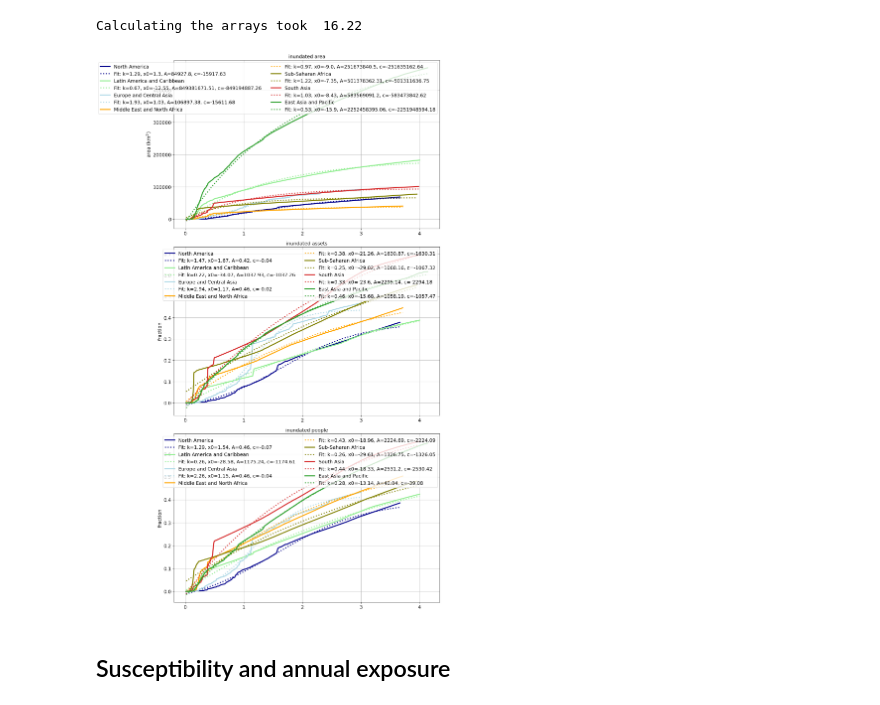
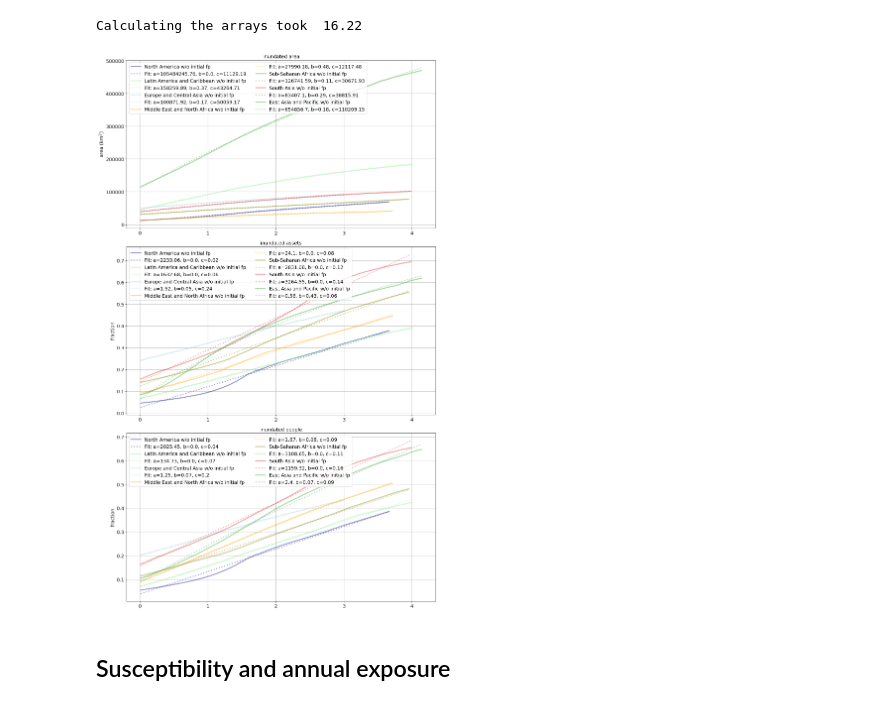
Before and after one commit to lnnrtrmm/FRISIA, a Jupyter notebook: processing/createNewAggregation_SLIIDERS.ipynb, the cells around one changed output. Drawn from its saved outputs; the diff is of its cells as text; code cells hidden in the pictures.

Commit message:
Updating fit params for no init fp

```diff
--- a/processing/createNewAggregation_SLIIDERS.ipynb
+++ b/processing/createNewAggregation_SLIIDERS.ipynb
@@ -498,6 +498,7 @@ print('Calculating the arrays took ', np.round(end-start,2))
 # %% [output]
 Calculating the arrays took  16.22
 # %%
+
 area_fit_params = np.zeros((nreg,4))
 asset_fit_params = np.zeros((nreg,4))
 people_fit_params = np.zeros((nreg,4))
@@ -506,13 +507,13 @@ area_fit_stdev = np.zeros((nreg,4))
 asset_fit_stdev = np.zeros((nreg,4))
 people_fit_stdev = np.zeros((nreg,4))
 
-area_fit_params2 = np.zeros((nreg,2))
-asset_fit_params2 = np.zeros((nreg,2))
-people_fit_params2 = np.zeros((nreg,2))
+area_fit_params2 = np.zeros((nreg,3))
+asset_fit_params2 = np.zeros((nreg,3))
+people_fit_params2 = np.zeros((nreg,3))
 
-area_fit_stdev2 = np.zeros((nreg,2))
-asset_fit_stdev2 = np.zeros((nreg,2))
-people_fit_stdev2 = np.zeros((nreg,2))
+area_fit_stdev2 = np.zeros((nreg,3))
+asset_fit_stdev2 = np.zeros((nreg,3))
+people_fit_stdev2 = np.zeros((nreg,3))
 
 for ireg in range(nreg):
     area_p, cov = curve_fit(logistic_function2, ref_SLR[ireg], inundated_regional_area[ireg], p0=[1.0, 10.0, 3.0e6, -0.3], maxfev=10000)
@@ -526,11 +527,11 @@ for ireg in range(nreg):
     asset_fit_params[ireg,:] = asset_p[:]
     people_fit_params[ireg,:] = people_p[:]
 
-    area_p, cov = curve_fit(log_function, ref_SLR[ireg], inundated_regional_area2[ireg], p0=[1.0, 2.0], maxfev=10000)
+    area_p, cov = curve_fit(log_function2, ref_SLR[ireg], inundated_regional_area2[ireg], p0=[1.0, 2.0, 0.0], maxfev=10000)
     area_fit_stdev2[ireg,:] = np.sqrt(np.diag(cov))
-    asset_p, cov = curve_fit(log_function, ref_SLR[ireg], inundated_regional_assets2[ireg], p0=[1.0, 2.0], maxfev=10000)
+    asset_p, cov = curve_fit(log_function2, ref_SLR[ireg], inundated_regional_assets2[ireg], p0=[1.0, 2.0, 0.0], maxfev=10000)
     asset_fit_stdev2[ireg,:] = np.sqrt(np.diag(cov))
-    people_p, cov = curve_fit(log_function, ref_SLR[ireg], inundated_regional_people2[ireg], p0=[1.0, 2.0], maxfev=10000)
+    people_p, cov = curve_fit(log_function2, ref_SLR[ireg], inundated_regional_people2[ireg], p0=[1.0, 2.0, 0.0], maxfev=10000)
     people_fit_stdev2[ireg,:] = np.sqrt(np.diag(cov))
 
     area_fit_params2[ireg,:] = area_p[:]
@@ -540,10 +541,10 @@ for ireg in range(nreg):
 
     #### Fill in the fit parameters for inundation
     fit_params_with_initial_dikes[ireg,:3,:4] = np.asarray([area_fit_params[ireg], asset_fit_params[ireg], people_fit_params[ireg]])
-    fit_params_without_initial_dikes[ireg,:3,:2] = np.asarray([area_fit_params2[ireg], asset_fit_params2[ireg], people_fit_params2[ireg]])
+    fit_params_without_initial_dikes[ireg,:3,:3] = np.asarray([area_fit_params2[ireg], asset_fit_params2[ireg], people_fit_params2[ireg]])
 
     fit_params_with_initial_dikes[ireg,:3,4:] = np.asarray([area_fit_stdev[ireg], asset_fit_stdev[ireg], people_fit_stdev[ireg]])
-    fit_params_without_initial_dikes[ireg,:3,3:5] = np.asarray([area_fit_stdev2[ireg], asset_fit_stdev2[ireg], people_fit_stdev2[ireg]])
+    fit_params_without_initial_dikes[ireg,:3,3:] = np.asarray([area_fit_stdev2[ireg], asset_fit_stdev2[ireg], people_fit_stdev2[ireg]])
 # %%
 # data/plot loop
 data = [inundated_regional_area, inundated_regional_assets, inundated_regional_people]
@@ -555,46 +556,45 @@ fit_params2 = [area_fit_params2, asset_fit_params2, people_fit_params2]
 ylabels=['area (km$^2$)', 'fraction', 'fraction']
 titles=['inundated area', 'inundated assets', 'inundated people']
 
-colors=['darkblue', 'lightgreen', 'lightblue', 'orange', 'olive', 'tab:red', 'tab:green']
 labels=region_names
 
-wInitialFP = True
-woInitialFP = False
+wInitialFP = False
+woInitialFP = True
 wFit = True
 
 font=14
 plt.figure(figsize=(14,30), facecolor='white')
 plt.rcParams.update({'font.size': font})
 plt.rc('xtick', labelsize=font)
 plt.rc('ytick', labelsize=font)
 
 for idat, dat in enumerate(data):
     plt.subplot(411+idat)
     ax=plt.gca()
     ax.set_title(titles[idat], fontsize=font)
     #ax.set_xlim(0,3)
     ax.set_ylabel(ylabels[idat], fontsize=font)
     for ireg, region in enumerate(region_names):
         if wInitialFP:
             ax.plot(ref_SLR[ireg], dat[ireg], linewidth=3, label=labels[ireg], color=colors[ireg])
             if wFit: ax.plot(ref_SLR[ireg], logistic_function2(ref_SLR[ireg], k=fit_params[idat][ireg,0], x0=fit_params[idat][ireg,1], A=fit_params[idat][ireg,2], c=fit_params[idat][ireg,3]), linewidth=3, linestyle=':',
                              label='Fit: k='+str(np.round(fit_params[idat][ireg,0],2))+', x0='+str(np.round(fit_params[idat][ireg,1],2))+', A='+str(np.round(fit_params[idat][ireg,2],2))+', c='+str(np.round(fit_params[idat][ireg,3],2)),
                              color=colors[ireg])
         if woInitialFP:
             ax.plot(ref_SLR[ireg], data2[idat][ireg], linewidth=3, label=labels[ireg]+' w/o initial fp', color=colors[ireg], alpha=0.4)
 
-            if wFit: ax.plot(ref_SLR[ireg], log_function(ref_SLR[ireg], a=fit_params2[idat][ireg,0], b=fit_params2[idat][ireg,1]), linewidth=3, linestyle=':',
-                             label='Fit: a='+str(np.round(fit_params2[idat][ireg,0],2))+', b='+str(np.round(fit_params2[idat][ireg,1],2)),
+            if wFit: ax.plot(ref_SLR[ireg], log_function2(ref_SLR[ireg], a=fit_params2[idat][ireg,0], b=fit_params2[idat][ireg,1], c=fit_params2[idat][ireg,2]), linewidth=3, linestyle=':',
+                             label='Fit: a='+str(np.round(fit_params2[idat][ireg,0],2))+', b='+str(np.round(fit_params2[idat][ireg,1],2))+', c='+str(np.round(fit_params2[idat][ireg,2],2)),
                              color=colors[ireg], alpha=0.4)
 
 
     ax.grid(which='major')
     ax.legend(ncol=2)
 
 plt.tight_layout()
 plt.show()
 # %% [output]
-[figure, old version]
+[figure, new version]
 # %% [markdown]
 ## Susceptibility and annual exposure
 # %%
```
Also changed, not shown: 13 other files.
